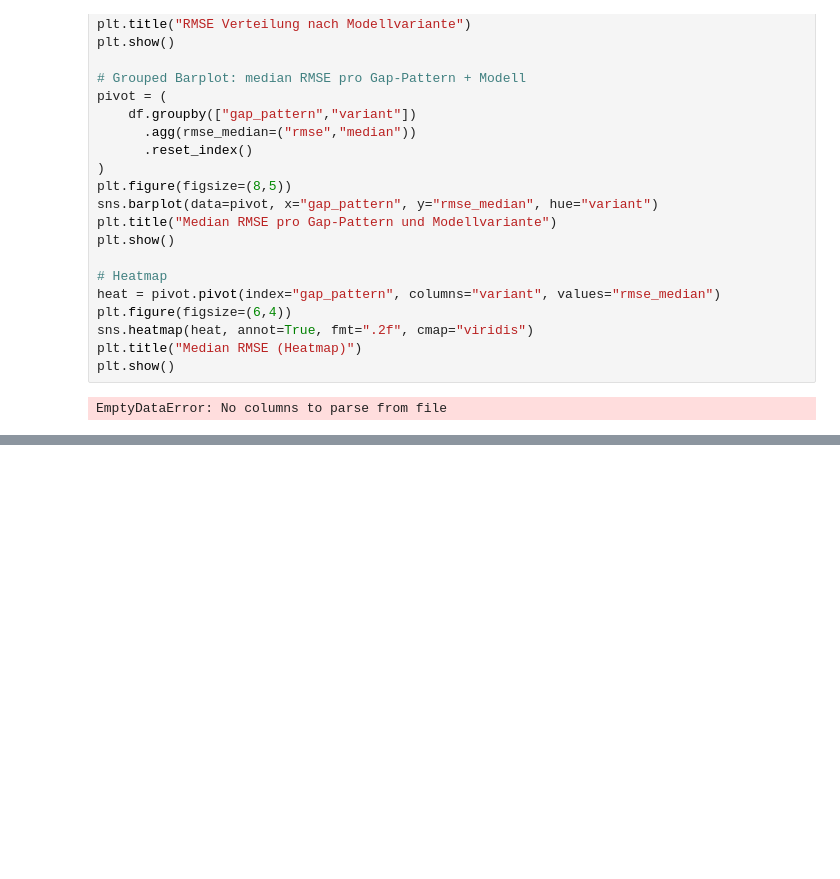
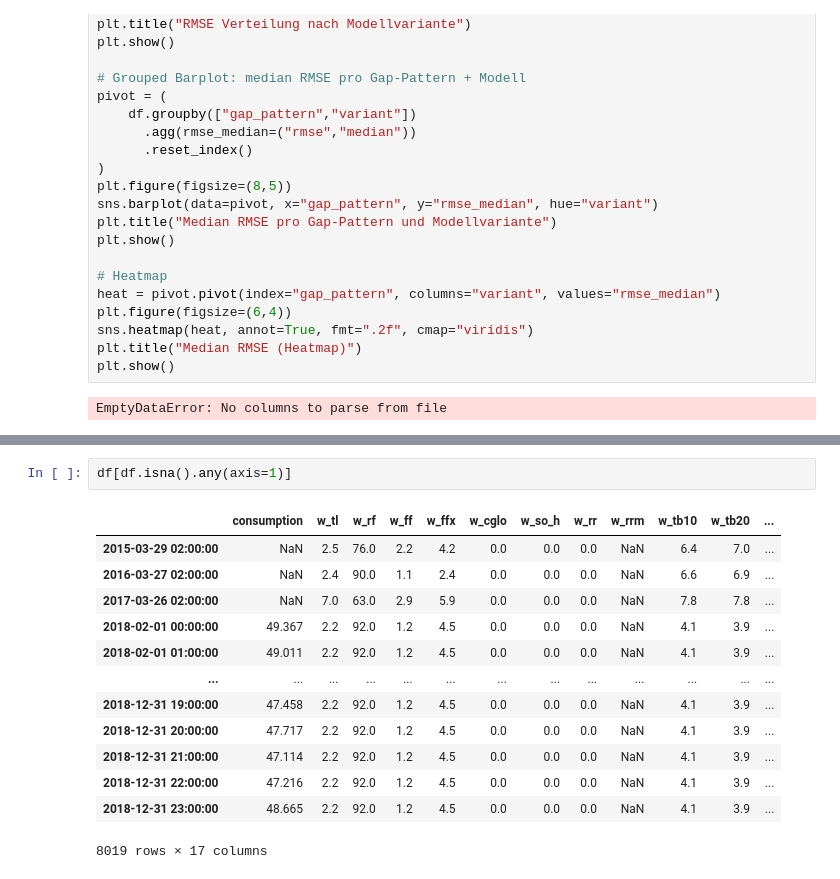
Before and after one commit to johannesgl4d0s/ersatzwerte_project, a Jupyter notebook: notebooks/13_test_models.ipynb, the cells around one changed output, grey strips where cells are left out. Saved outputs shown, nothing was run; the diff lists cells and outputs as text; blank space fills up the shorter version.

```diff
--- a/notebooks/13_test_models.ipynb
+++ b/notebooks/13_test_models.ipynb
@@ -361,0 +456,16 @@ EmptyDataError: No columns to parse from file
+# %%
+df[df.isna().any(axis=1)]
+# %% [output]
+|  | consumption | w_tl | w_rf | w_ff | w_ffx | w_cglo | w_so_h | w_rr | w_rrm | w_tb10 | w_tb20 | ... |
+| 2015-03-29 02:00:00 | NaN | 2.5 | 76.0 | 2.2 | 4.2 | 0.0 | 0.0 | 0.0 | NaN | 6.4 | 7.0 | ... |
+| 2016-03-27 02:00:00 | NaN | 2.4 | 90.0 | 1.1 | 2.4 | 0.0 | 0.0 | 0.0 | NaN | 6.6 | 6.9 | ... |
+| 2017-03-26 02:00:00 | NaN | 7.0 | 63.0 | 2.9 | 5.9 | 0.0 | 0.0 | 0.0 | NaN | 7.8 | 7.8 | ... |
+| 2018-02-01 00:00:00 | 49.367 | 2.2 | 92.0 | 1.2 | 4.5 | 0.0 | 0.0 | 0.0 | NaN | 4.1 | 3.9 | ... |
+| 2018-02-01 01:00:00 | 49.011 | 2.2 | 92.0 | 1.2 | 4.5 | 0.0 | 0.0 | 0.0 | NaN | 4.1 | 3.9 | ... |
+| ... | ... | ... | ... | ... | ... | ... | ... | ... | ... | ... | ... | ... |
+| 2018-12-31 19:00:00 | 47.458 | 2.2 | 92.0 | 1.2 | 4.5 | 0.0 | 0.0 | 0.0 | NaN | 4.1 | 3.9 | ... |
+| 2018-12-31 20:00:00 | 47.717 | 2.2 | 92.0 | 1.2 | 4.5 | 0.0 | 0.0 | 0.0 | NaN | 4.1 | 3.9 | ... |
+| 2018-12-31 21:00:00 | 47.114 | 2.2 | 92.0 | 1.2 | 4.5 | 0.0 | 0.0 | 0.0 | NaN | 4.1 | 3.9 | ... |
+| 2018-12-31 22:00:00 | 47.216 | 2.2 | 92.0 | 1.2 | 4.5 | 0.0 | 0.0 | 0.0 | NaN | 4.1 | 3.9 | ... |
+| 2018-12-31 23:00:00 | 48.665 | 2.2 | 92.0 | 1.2 | 4.5 | 0.0 | 0.0 | 0.0 | NaN | 4.1 | 3.9 | ... |
+8019 rows × 17 columns
```
Also changed, not shown: parts of 4 cells of this notebook, 3 other files.
